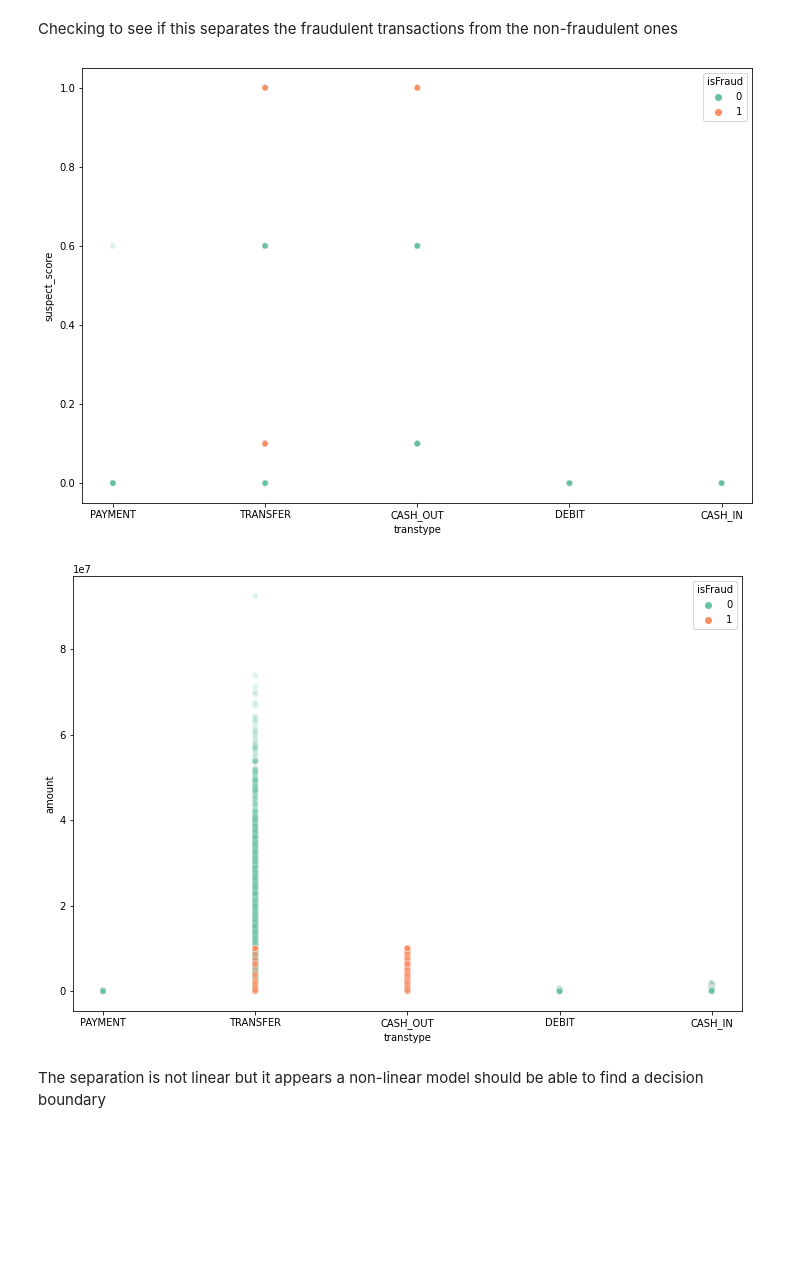
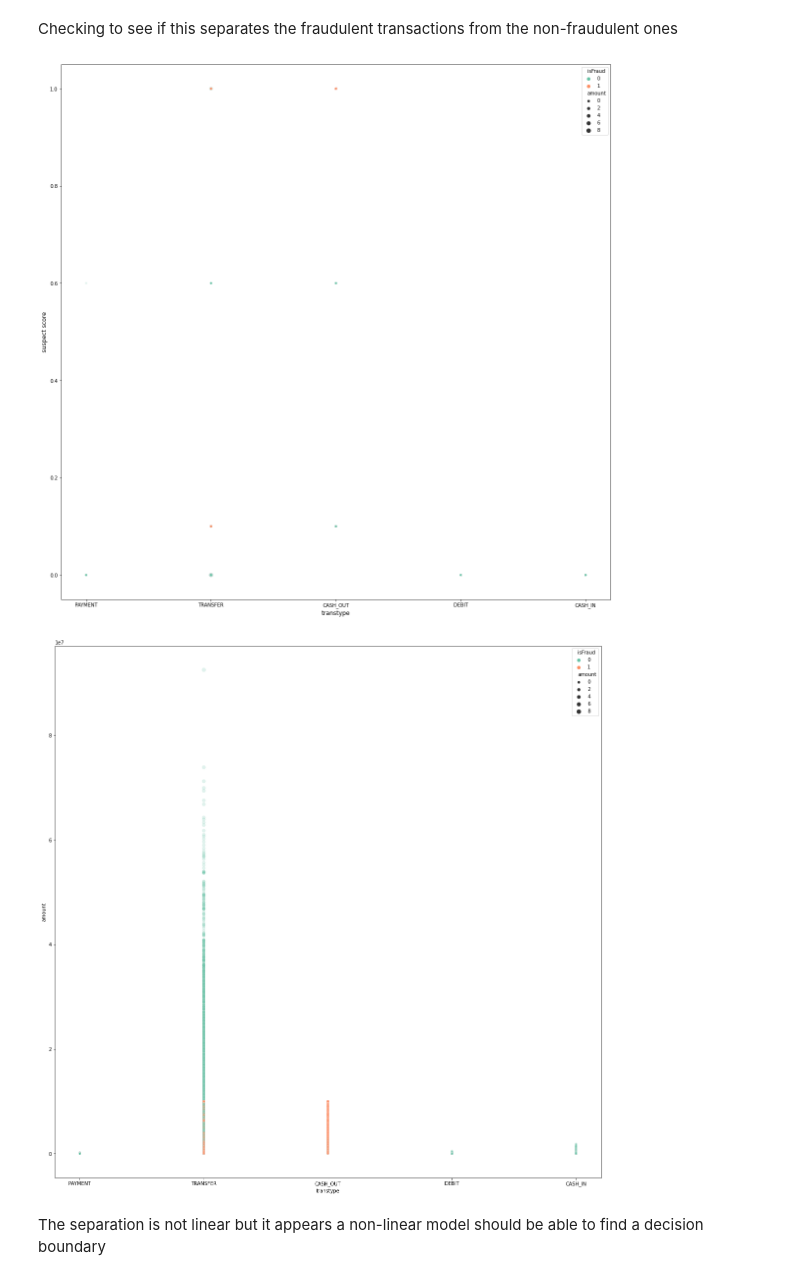
Before and after one commit to michael-a-green/Metis_Project3, a Jupyter notebook: Source/Project3_Final.ipynb, the cells around one changed output. Drawn from its saved outputs; the diff is of its cells as text; code cells hidden in the pictures; blank space fills up the shorter version.

```diff
--- a/Source/Project3_Final.ipynb
+++ b/Source/Project3_Final.ipynb
@@ -677,17 +677,21 @@ time spent doing operation is 0:00:15.259446
 Checking to see if this separates the fraudulent transactions from the non-fraudulent ones
 # %%
 #generating the graph takes a long time will uncomment before publishing it
-sns.scatterplot('transtype', 'suspect_score', data=paysim_data_df, hue='isFraud',
+sns.scatterplot('transtype', 'suspect_score', data=paysim_data_df, hue='isFraud', size="amount",
           palette='Set2', alpha=0.2)
-plt.gcf().set_size_inches(12,8);
+plt.gcf().set_size_inches(20,20)
+plt.xlabel("transtype",fontsize=12)
+plt.ylabel("suspect score",fontsize=12)
+plt.savefig('../Data/scatter_plot_suspect_rating.png');
 # %% [output]
-[figure, old version]
+[figure, new version]
 # %%
-sns.scatterplot('transtype', 'amount', data=paysim_data_df, hue='isFraud',
+sns.scatterplot('transtype', 'amount', data=paysim_data_df, hue='isFraud',size="amount",
            palette='Set2', alpha=0.2)
-plt.gcf().set_size_inches(12,8);
+plt.gcf().set_size_inches(20,20)
+plt.savefig('../Data/scatter_plot_amount.png');
 # %% [output]
-[figure, old version]
+[figure, new version]
 # %% [markdown]
 The separation is not linear but it appears a non-linear model should be able to find a decision boundary
 # %% [markdown]
```
Also changed, not shown: parts of 16 cells of this notebook, 3 other files.
